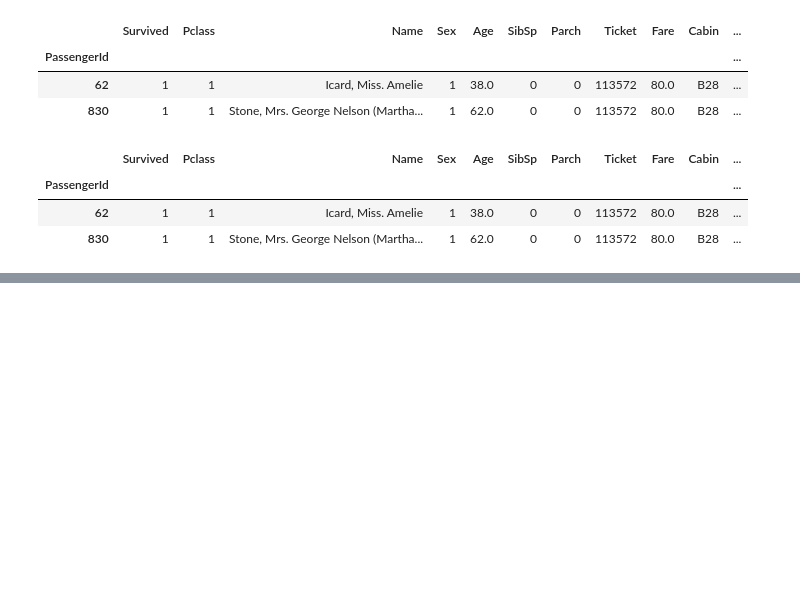
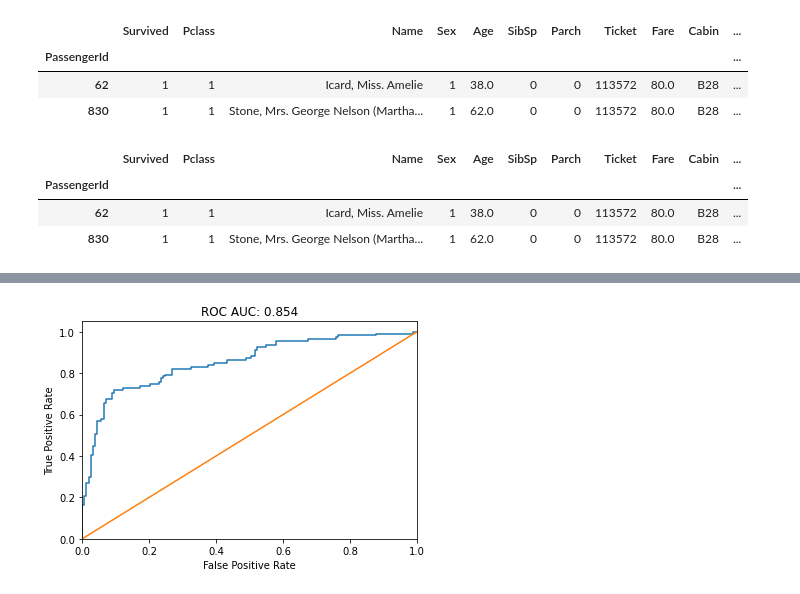
Before and after one commit to TefloniusMonk/intro, a Jupyter notebook: notebooks/titanic.ipynb, the cells around one changed output, grey strips where cells are left out. Drawn from its saved outputs; the diff is of its cells as text; code cells hidden in the pictures; blank space fills up the shorter version.

```diff
--- a/notebooks/titanic.ipynb
+++ b/notebooks/titanic.ipynb
@@ -99,0 +136,10 @@ weighted avg       0.74      0.71      0.66        55
+# %%
+from sklearn.svm import SVC
+
+svc = SVC(probability=True)
+scaler = StandardScaler()
+pipe = Pipeline([
+    ('scaler', scaler),
+    ('svm', svc)])
+pipe.fit(X_train, y_train)
+print(classification_report(y_test, pipe.predict(X_test)))
@@ -99,0 +155,4 @@ weighted avg       0.74      0.71      0.66        55
+# %%
+roc_auc_plot(X_test, y_test, pipe)
+# %% [output]
+[figure, added]
```
Also changed, not shown: parts of 11 cells of this notebook, 2 other files.
